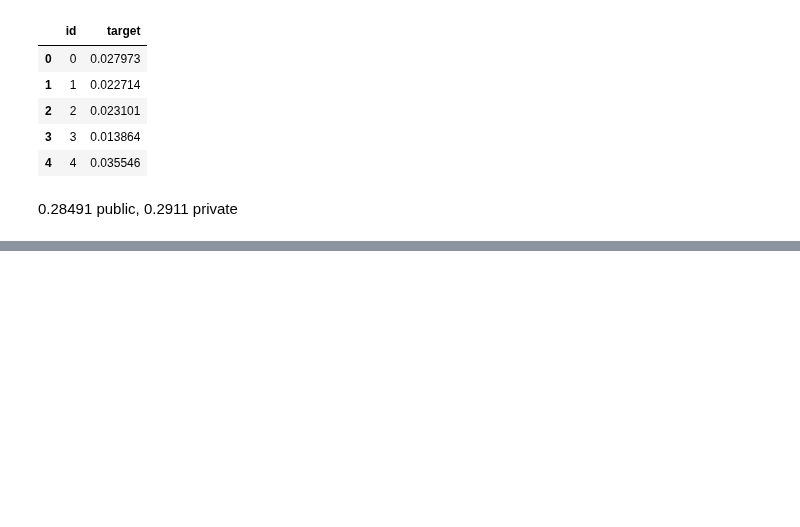
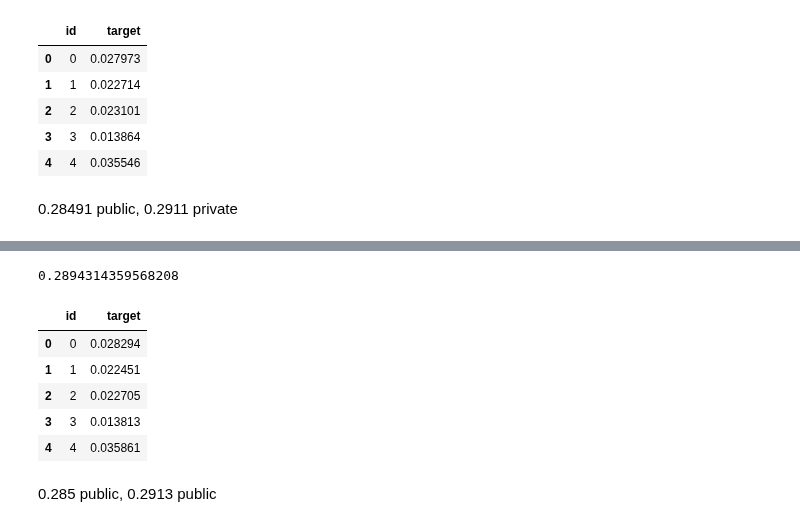
Before and after one commit to tunguz/TabularBenchmarks, a Jupyter notebook: datasets/Porto_Seguro/scripts/Five_Fold_Optuna_XGB_drop_other_features_oho.ipynb, the cells around one changed output, grey strips where cells are left out. Drawn from its saved outputs; the diff is of its cells as text; code cells hidden in the pictures; blank space fills up the shorter version.

Commit message:
Porto Seguro XGBoost Optuna on DGX H100

```diff
--- a/datasets/Porto_Seguro/scripts/Five_Fold_Optuna_XGB_drop_other_features_oho.ipynb
+++ b/datasets/Porto_Seguro/scripts/Five_Fold_Optuna_XGB_drop_other_features_oho.ipynb
@@ -649,0 +755,18 @@ submission.head()
+# %%
+gini = gini_normalized(target, train_oof)
+print(gini)
+# %% [output]
+0.2894314359568208
+# %%
+submission['target'] = test_preds
+submission.to_csv('../submissions/best_xgb_oho_optuna_h100_3.csv', index=False)
+submission.head()
+# %% [output]
+|  | id | target |
+| 0 | 0 | 0.028294 |
+| 1 | 1 | 0.022451 |
+| 2 | 2 | 0.022705 |
+| 3 | 3 | 0.013813 |
+| 4 | 4 | 0.035861 |
+# %% [markdown]
+0.285 public, 0.2913 public
```
Also changed, not shown: parts of 5 cells of this notebook, 29 other files.
